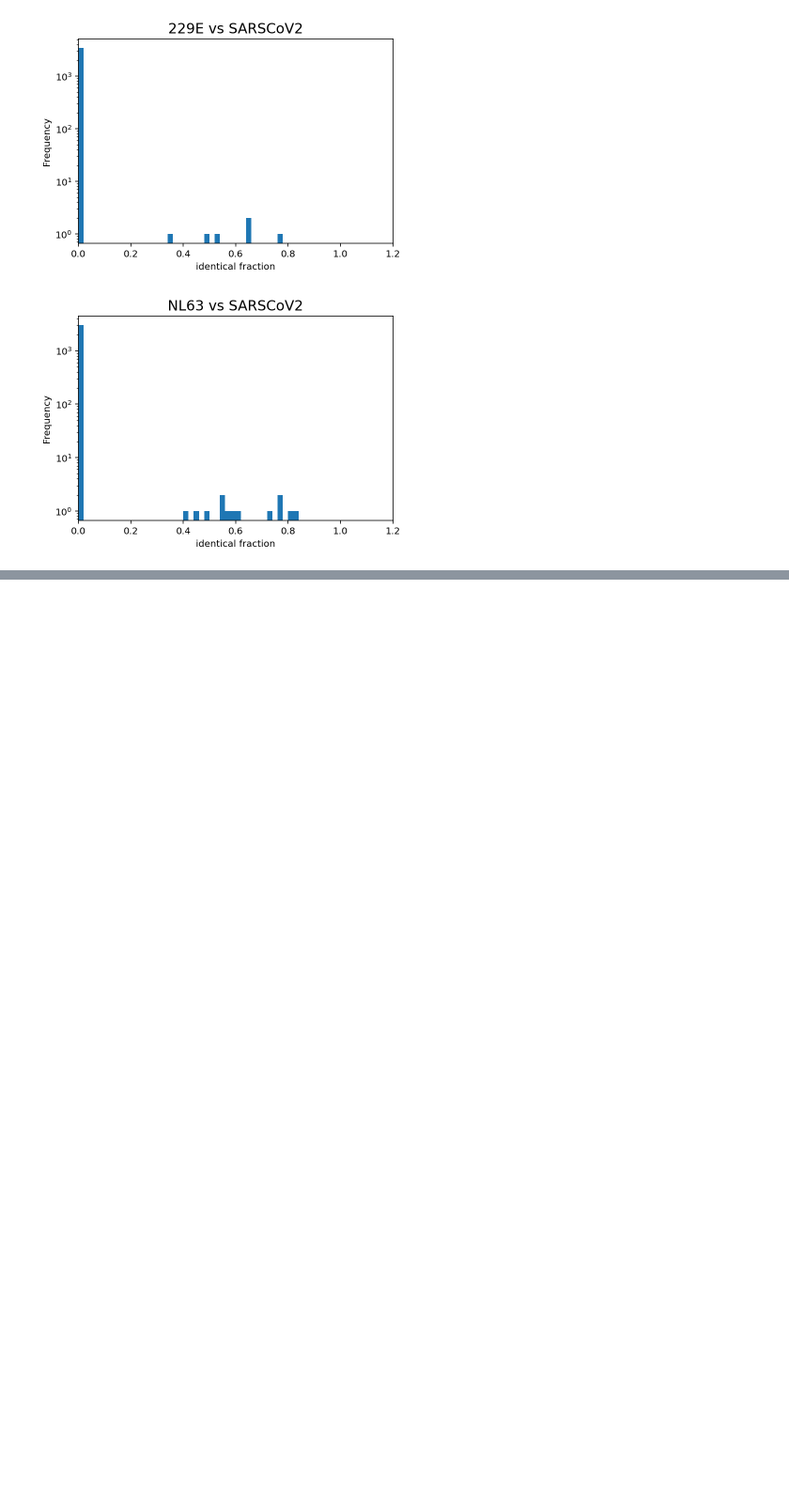
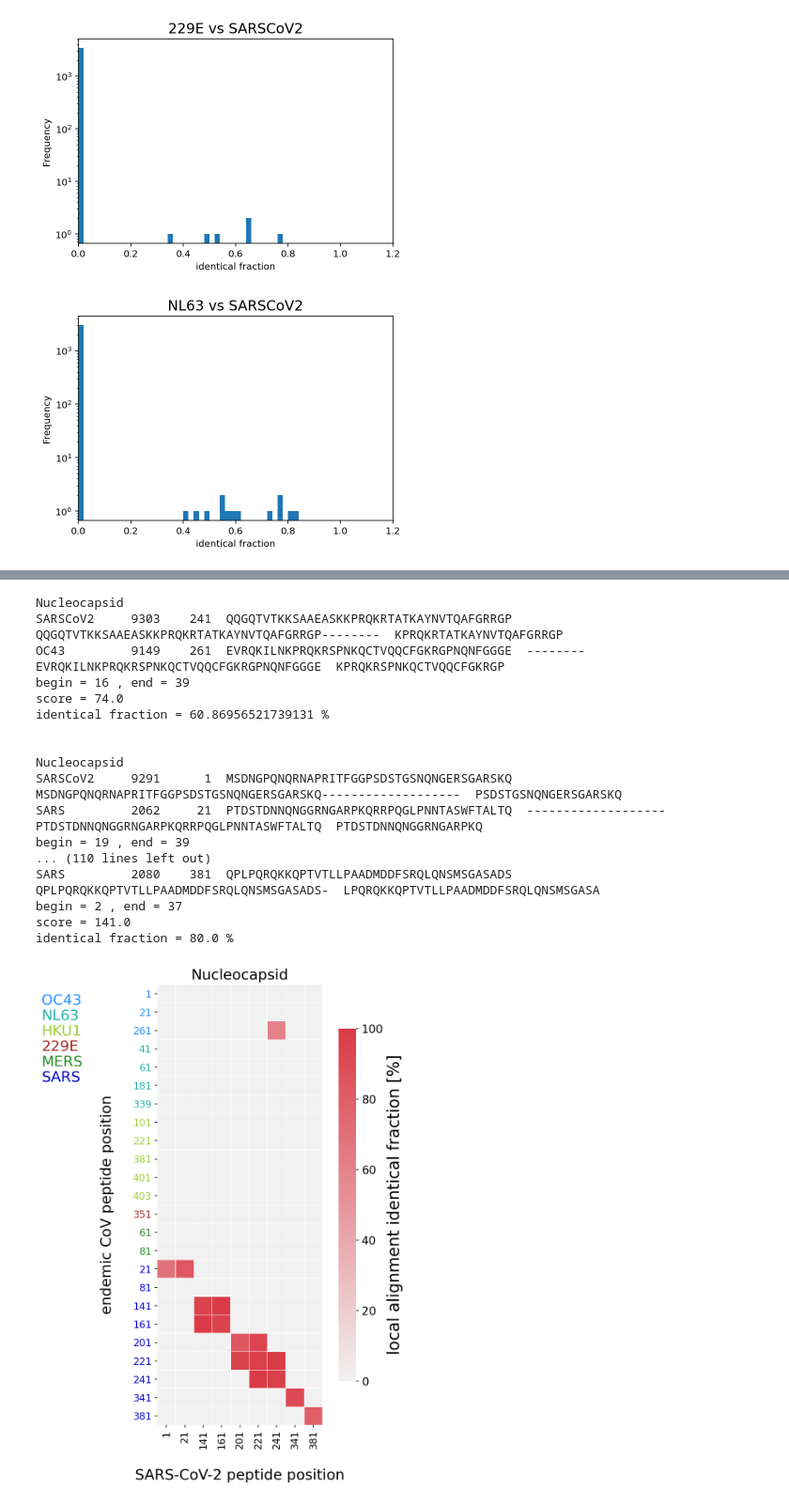
Before and after one commit to matsengrp/pan-CoV-manuscript, a Jupyter notebook: analysis-notebooks/Peptide-Alignments.ipynb, the cells around one changed output, grey strips where cells are left out. Shown: that part at 94% size. Drawn from its saved outputs; the diff is of its cells as text; code cells hidden in the pictures; blank space fills up the shorter version.

```diff
--- a/analysis-notebooks/Peptide-Alignments.ipynb
+++ b/analysis-notebooks/Peptide-Alignments.ipynb
@@ -285,3 +301,22 @@ ValueError: zero-size array to reduction operation fmin which has no identity
 # %%
-pair_align_analysis('nucleocapsid', 7, -0.7)
+pair_align_analysis('Nucleocapsid', 7, -0.7)
+# %% [output]
+Nucleocapsid
+SARSCoV2     9303    241  QQGQTVTKKSAAEASKKPRQKRTATKAYNVTQAFGRRGP  QQGQTVTKKSAAEASKKPRQKRTATKAYNVTQAFGRRGP--------  KPRQKRTATKAYNVTQAFGRRGP
+OC43         9149    261  EVRQKILNKPRQKRSPNKQCTVQQCFGKRGPNQNFGGGE  --------EVRQKILNKPRQKRSPNKQCTVQQCFGKRGPNQNFGGGE  KPRQKRSPNKQCTVQQCFGKRGP
+begin = 16 , end = 39
+score = 74.0
+identical fraction = 60.86956521739131 %
+
+
+Nucleocapsid
+SARSCoV2     9291      1  MSDNGPQNQRNAPRITFGGPSDSTGSNQNGERSGARSKQ  MSDNGPQNQRNAPRITFGGPSDSTGSNQNGERSGARSKQ-------------------  PSDSTGSNQNGERSGARSKQ
+SARS         2062     21  PTDSTDNNQNGGRNGARPKQRRPQGLPNNTASWFTALTQ  -------------------PTDSTDNNQNGGRNGARPKQRRPQGLPNNTASWFTALTQ  PTDSTDNNQNGGRNGARPKQ
+begin = 19 , end = 39
+... (110 lines left out)
+SARS         2080    381  QPLPQRQKKQPTVTLLPAADMDDFSRQLQNSMSGASADS  QPLPQRQKKQPTVTLLPAADMDDFSRQLQNSMSGASADS-  LPQRQKKQPTVTLLPAADMDDFSRQLQNSMSGASA
+begin = 2 , end = 37
+score = 141.0
+identical fraction = 80.0 %
+[figure, added]
 # %%
```
Also changed, not shown: parts of 3 cells of this notebook.
